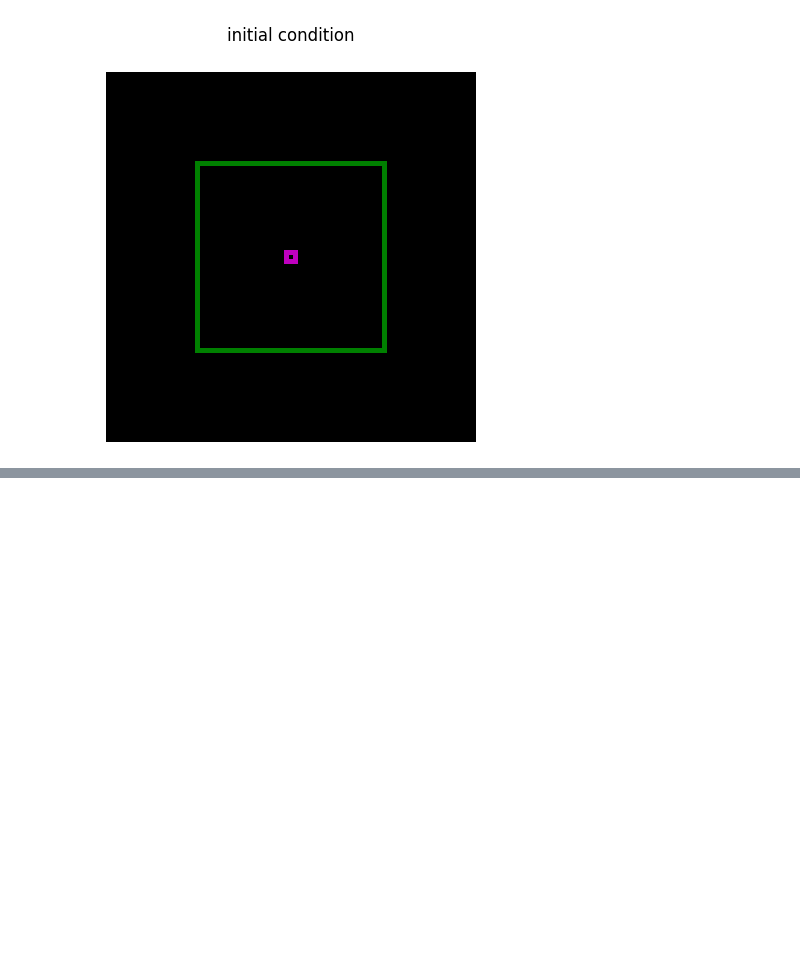
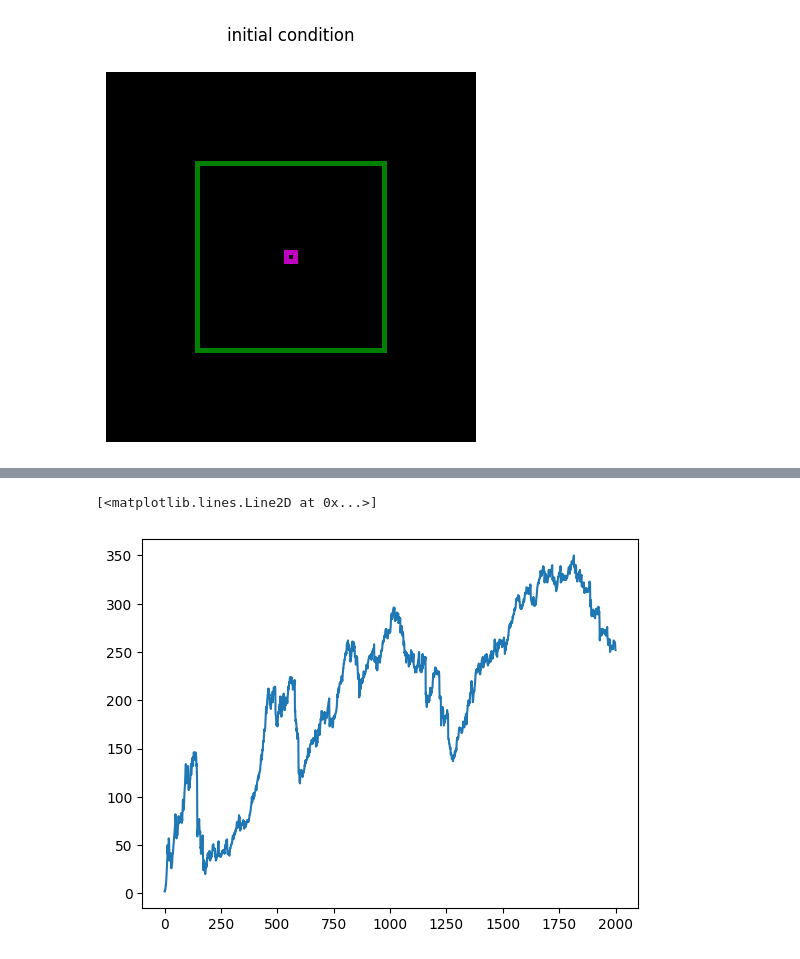
Before and after one commit to caitlingrasso/empowered-nca-II, a Jupyter notebook: visualize_sim.ipynb, the cells around one changed output, grey strips where cells are left out. Cells and saved outputs as stored; diff of their text form; code cells hidden in the pictures; blank space fills up the shorter version.

```diff
--- a/visualize_sim.ipynb
+++ b/visualize_sim.ipynb
@@ -56 +57,6 @@ video_filename = 'results/exp1/'+filename.split('/')[-1].split('.')[0]+'.mp4'
 visualizations.save_movie(train_history, video_filename, original_size=GRID_SIZE)
+# %%
+plt.plot(stats[-1])
+# %% [output]
+[<matplotlib.lines.Line2D at 0x...>]
+[figure, added]
```
Also changed, not shown: parts of 4 cells of this notebook, 4 other files.
